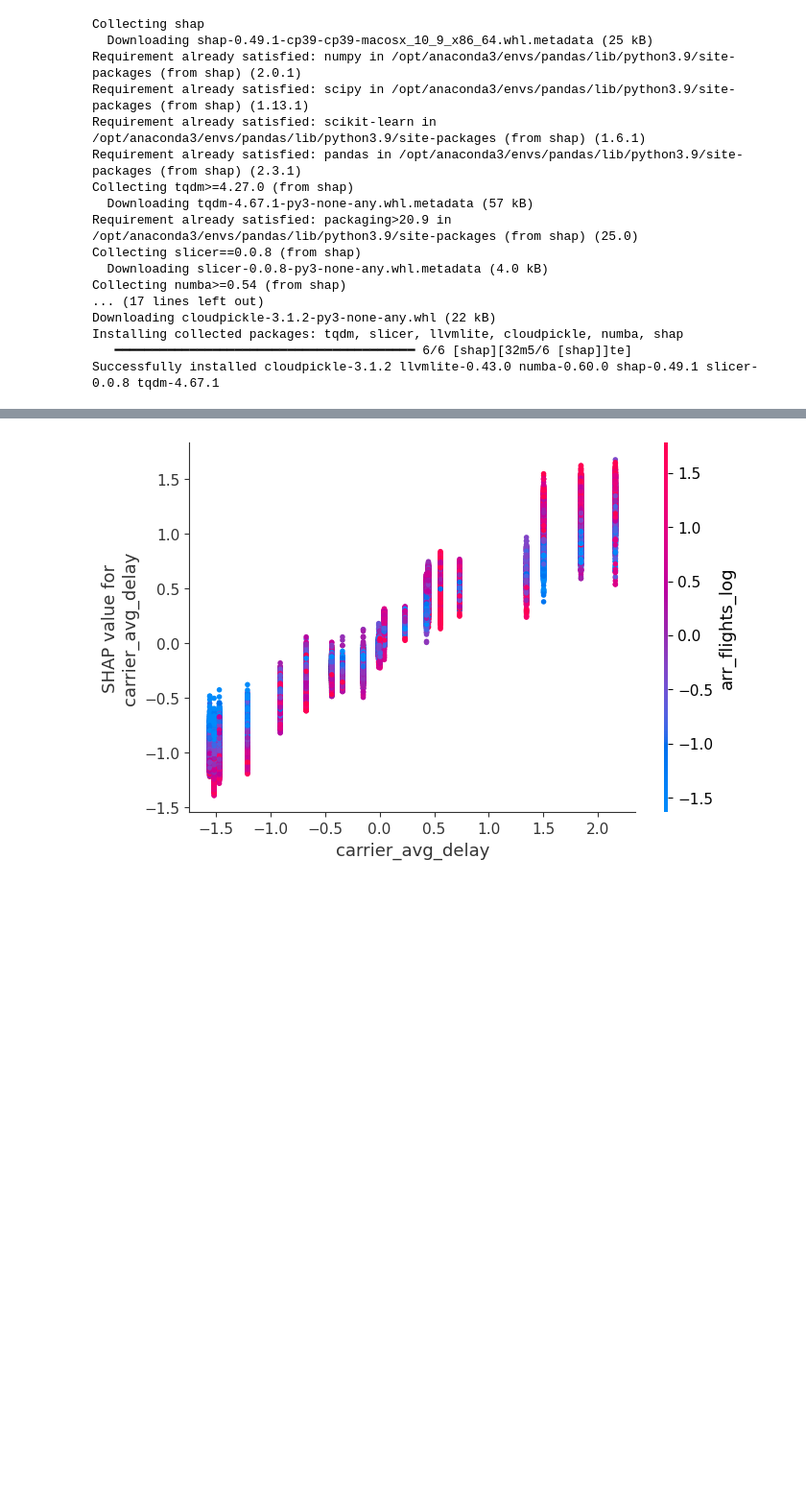
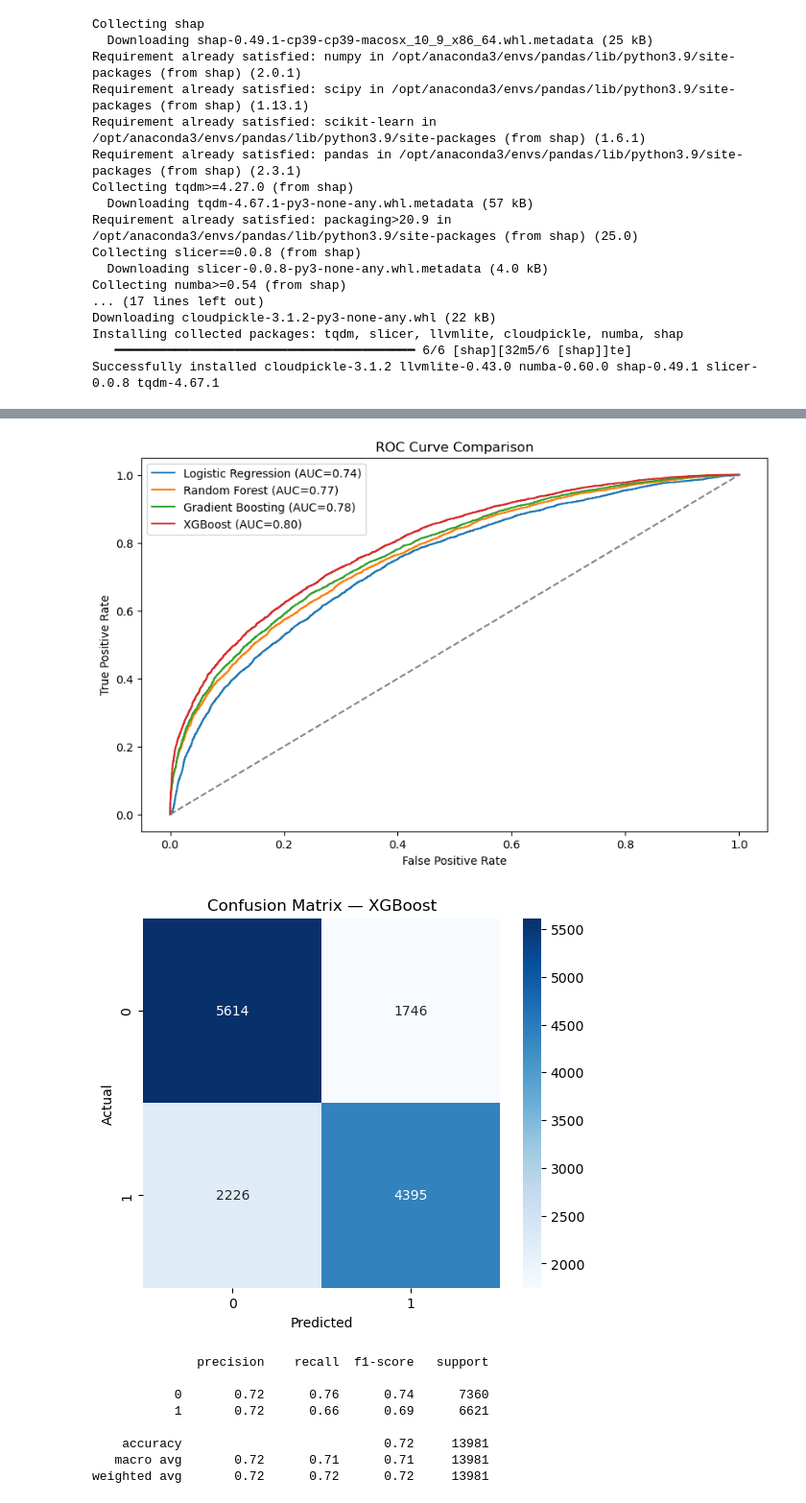
Before and after one commit to kindbyte/Modeling_Flight_Delay_Risk_in_US_Airlines, a Jupyter notebook: Python_src/Untitled.ipynb, the cells around one changed output, grey strips where cells are left out. Shown at 96% size. Drawn from its saved outputs; the diff is of its cells as text; code cells hidden in the pictures; blank space fills up the shorter version.

```diff
--- a/Python_src/Untitled.ipynb
+++ b/Python_src/Untitled.ipynb
@@ -434,4 +422,73 @@ shap.summary_plot(shap_values, X)
-# %%
-shap.dependence_plot('carrier_avg_delay', shap_values.values, X)
-# %% [output]
-[figure, removed]
+# %%
+models = {
+    'Logistic Regression': lr,
+    'Random Forest': rf,
+    'Gradient Boosting': gb,
+    'XGBoost': xgb
+}
+
+
+plt.figure(figsize=(10,6))
+for name, model in models.items():
+    y_proba = model.predict_proba(X_test)[:,1]
+    fpr, tpr, _ = roc_curve(y_test, y_proba)
+    roc_auc = auc(fpr, tpr)
+    plt.plot(fpr, tpr, label=f'{name} (AUC={roc_auc:.2f})')
+
+plt.plot([0,1], [0,1], linestyle='--', color='gray')
+plt.xlabel('False Positive Rate')
+plt.ylabel('True Positive Rate')
+plt.title('ROC Curve Comparison')
+plt.legend()
+plt.show()
+
+
+best_model = xgb
+y_pred_best = best_model.predict(X_test)
+cm = confusion_matrix(y_test, y_pred_best)
+
+plt.figure(figsize=(6,5))
+sns.heatmap(cm, annot=True, fmt='d', cmap='Blues')
+plt.xlabel('Predicted')
+plt.ylabel('Actual')
+plt.title('Confusion Matrix — XGBoost')
+plt.show()
+
+
+print(classification_report(y_test, y_pred_best))
+
+
+X_sample = X_test.sample(2000, random_state=42)
+
+
+X_sample = pd.get_dummies(X_sample, drop_first=True).astype(float)
+
+
+explainer = shap.Explainer(best_model, X_sample)
+shap_values = explainer(X_sample)
+
+
+plt.figure(figsize=(12,8))
+shap.summary_plot(shap_values, X_sample)
+
+
+importances = pd.DataFrame({
+    'feature': X_sample.columns,
+    'importance': np.abs(shap_values.values).mean(axis=0)
+}).sort_values(by='importance', ascending=False)
+
+top_features = importances['feature'].head(5).tolist()
+
+for feat in top_features:
+    shap.dependence_plot(feat, shap_values.values, X_sample)
+# %% [output]
+[figure, added]
+[figure, added]
+              precision    recall  f1-score   support
+
+           0       0.72      0.76      0.74      7360
+           1       0.72      0.66      0.69      6621
+
+    accuracy                           0.72     13981
+   macro avg       0.72      0.71      0.71     13981
+weighted avg       0.72      0.72      0.72     13981
```
Also changed, not shown: parts of 4 cells of this notebook, 1 other file.
